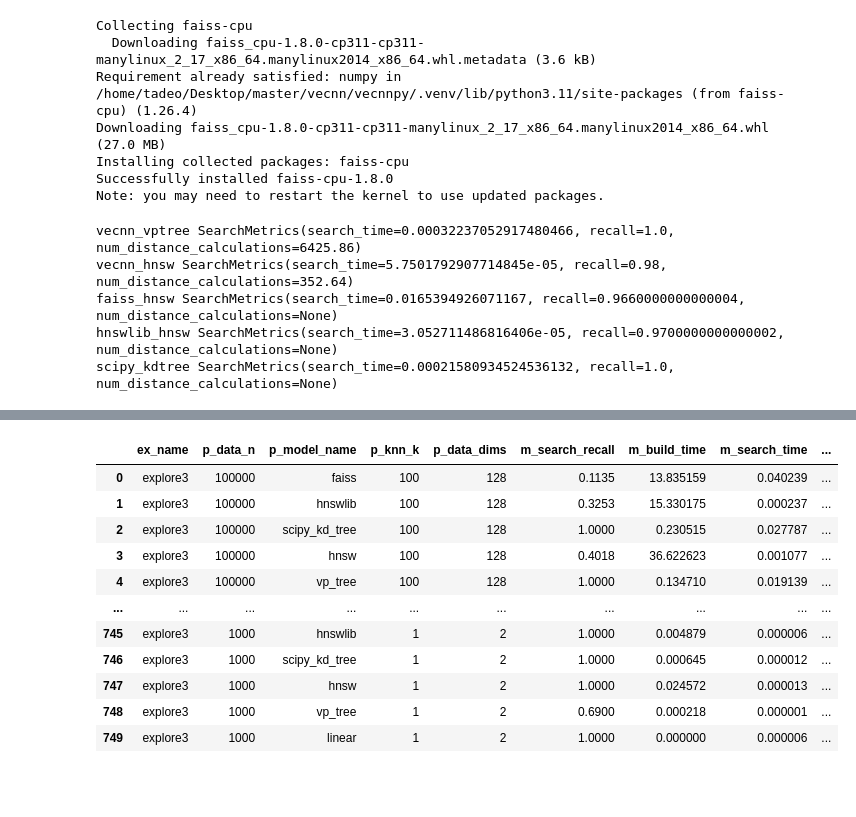
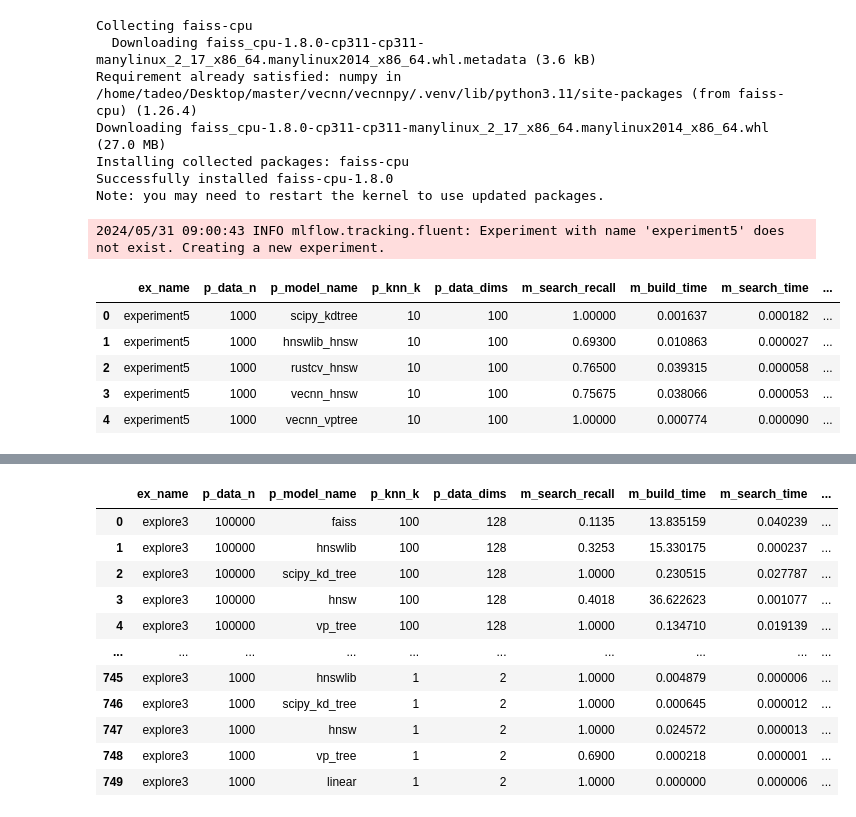
Before and after one commit to tadeohepperle/vecnn, a Jupyter notebook: vecnnpy/scripts/eval_models.ipynb, the cells around one changed output, grey strips where cells are left out. Drawn from its saved outputs; the diff is of its cells as text; code cells hidden in the pictures; blank space fills up the shorter version.

```diff
--- a/vecnnpy/scripts/eval_models.ipynb
+++ b/vecnnpy/scripts/eval_models.ipynb
@@ -104,7 +104,7 @@ from typing import Literal, Optional, Callable, Tuple
 
 @dataclass
 class ModelParams:
-    model: Literal['vecnn_hsnw', 'vecnn_vptree', 'scipy_kdtree', 'hnswlib_hnsw', 'rustcv_hnsw', 'faiss_hnsw']
+    model: Literal['vecnn_hsnw', 'vecnn_vptree', 'scipy_kdtree', 'hnswlib_hnsw', 'rustcv_hnsw', 'faiss_hnsw', 'rustcv_hnsw']
     level_norm_param: Optional[float] = None
     ef_construction: Optional[int] = None
     m_max: Optional[int] = None
@@ -144,6 +144,13 @@ class Model:
             build_time =  time.time() - start
             self.build_metrics =  BuildMetrics(build_time=build_time, num_distance_calculations=hnsw.num_distance_calculations_in_build)
             self.vecnn_hsnw = hnsw
+        elif params.model == 'rustcv_hnsw':
+            dataset = vecnn.Dataset(data) # not ideal
+            start = time.time()
+            hnsw = vecnn.RustCvHnsw(dataset, params.ef_construction)
+            build_time =  time.time() - start
+            self.build_metrics =  BuildMetrics(build_time=build_time)
+            self.rustcv_hnsw = hnsw
         elif params.model == 'scipy_kdtree':
             start = time.time()
             scipy_kdtree = cKDTree(data)
@@ -170,6 +177,7 @@ class Model:
             self.build_metrics =  BuildMetrics(build_time=build_time)
             self.hnswlib_hnsw = hnswlib_hnsw
 
+
         else:
             raise Exception(f"Invalid 'model' type string provided: {params.model}")
 
@@ -195,6 +203,13 @@ class Model:
             def knn(query: np.ndarray, k: int) -> Tuple[np.ndarray, float, Optional[int]]:
                 start = time.time()
                 res = self.vecnn_hsnw.knn(query, k)
+                search_time = time.time() - start
+                return (res.indices, search_time, res.num_distance_calculations)
+            return knn
+        elif model == 'rustcv_hnsw':
+            def knn(query: np.ndarray, k: int) -> Tuple[np.ndarray, float, Optional[int]]:
+                start = time.time()
+                res = self.rustcv_hnsw.knn(query, k, ef=k)
                 search_time = time.time() - start
                 return (res.indices, search_time, res.num_distance_calculations)
             return knn
@@ -274,7 +289,9 @@ def linear_search_true_knn(data: np.ndarray, queries: np.ndarray, k: int) -> Tup
 
 
 
-def benchmark_models(model_params: list[ModelParams], data: np.ndarray, queries: np.ndarray, knn_ks: list[int]):
+def benchmark_models(experiment_name: str, model_params: list[ModelParams], data: np.ndarray, queries: np.ndarray, knn_ks: list[int]):
+    mlflow_fresh_experiment(experiment_name)
+    n, dim = data.shape
     models: list[Model] = []
     for params in model_params:
         model = Model(data, params)
@@ -284,27 +301,40 @@ def benchmark_models(model_params: list[ModelParams], data: np.ndarray, queries:
         (truth_indices, linear_time) = linear_search_true_knn(data, queries, k)
         for model in models:
             metrics = model.knn(queries, k, truth_indices)
-            print(model.params.model, metrics)
+            mlflow_log_model(model_name = model.params.model,
+                         data_n = n,
+                         data_dims = dim,
+                         knn_k = k,
+                         build_time = model.build_metrics.build_time,
+                         build_ndc = model.build_metrics.num_distance_calculations,
+                         search_time = metrics.search_time,
+                         search_ndc = metrics.num_distance_calculations,
+                         search_recall = metrics.recall)
 # %%
-dims = 10
-data = np.random.random((10000,dims)).astype("float32")
-queries = np.random.random((100,dims)).astype("float32")
+dims = 100
+data = np.random.random((1000,dims)).astype("float32")
+queries = np.random.random((400,dims)).astype("float32")
 k = 10
 (truth_indices, search_time) = linear_search_true_knn(data, queries, k)
 
 
 model_params = [
     ModelParams(model='vecnn_vptree'),
     ModelParams(model='vecnn_hnsw', level_norm_param=0.5, ef_construction=20, m_max=10, m_max_0=10),
-    ModelParams(model='faiss_hnsw', level_norm_param=0.5, ef_construction=20, m_max=10, m_max_0=10),
+    ModelParams(model='rustcv_hnsw', level_norm_param=0.5, ef_construction=20, m_max=10, m_max_0=10),
+    # ModelParams(model='faiss_hnsw', level_norm_param=0.5, ef_construction=20, m_max=10, m_max_0=10),
     ModelParams(model='hnswlib_hnsw', level_norm_param=0.5, ef_construction=20, m_max=10, m_max_0=10),
     ModelParams(model='scipy_kdtree'),
 ]
 
-benchmark_models(model_params, data, queries, [k])
+benchmark_models("experiment5", model_params, data, queries, [k])
+df = mlflow_experiment_stripped("experiment5")
+df
 # %% [output]
-vecnn_vptree SearchMetrics(search_time=0.00032237052917480466, recall=1.0, num_distance_calculations=6425.86)
-vecnn_hnsw SearchMetrics(search_time=5.7501792907714845e-05, recall=0.98, num_distance_calculations=352.64)
-faiss_hnsw SearchMetrics(search_time=0.0165394926071167, recall=0.9660000000000004, num_distance_calculations=None)
-hnswlib_hnsw SearchMetrics(search_time=3.052711486816406e-05, recall=0.9700000000000002, num_distance_calculations=None)
-scipy_kdtree SearchMetrics(search_time=0.00021580934524536132, recall=1.0, num_distance_calculations=None)
+2024/05/31 09:00:43 INFO mlflow.tracking.fluent: Experiment with name 'experiment5' does not exist. Creating a new experiment.
+|  | ex_name | p_data_n | p_model_name | p_knn_k | p_data_dims | m_search_recall | m_build_time | m_search_time | ... |
+| 0 | experiment5 | 1000 | scipy_kdtree | 10 | 100 | 1.00000 | 0.001637 | 0.000182 | ... |
+| 1 | experiment5 | 1000 | hnswlib_hnsw | 10 | 100 | 0.69300 | 0.010863 | 0.000027 | ... |
+| 2 | experiment5 | 1000 | rustcv_hnsw | 10 | 100 | 0.76500 | 0.039315 | 0.000058 | ... |
+| 3 | experiment5 | 1000 | vecnn_hnsw | 10 | 100 | 0.75675 | 0.038066 | 0.000053 | ... |
+| 4 | experiment5 | 1000 | vecnn_vptree | 10 | 100 | 1.00000 | 0.000774 | 0.000090 | ... |
```
Also changed, not shown: parts of 5 cells of this notebook, 7 other files.
